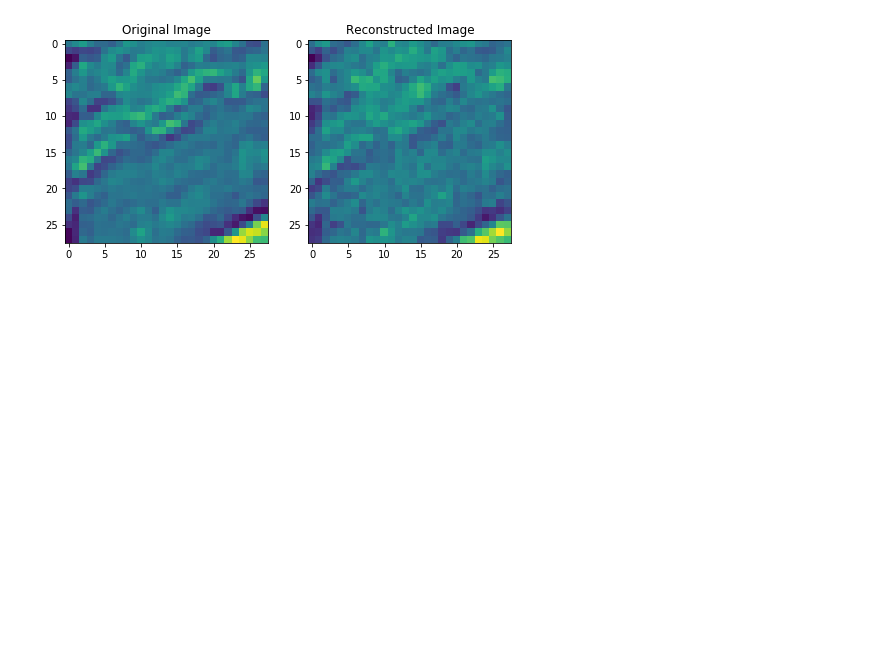
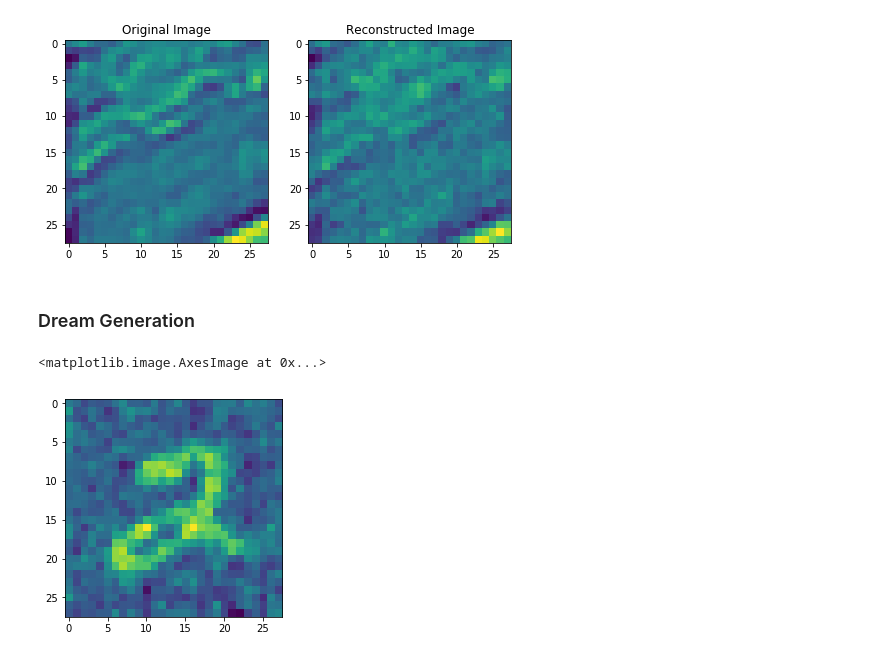
Before and after one commit to saarangp/dreammachines, a Jupyter notebook: Sparse_Coding_Demo.ipynb, the cells around one changed output. Saved outputs shown, nothing was run; the diff lists cells and outputs as text; code cells hidden in the pictures; blank space fills up the shorter version.

Commit message:
Added helmholtz dreaming to sparse coding model

```diff
--- a/Sparse_Coding_Demo.ipynb
+++ b/Sparse_Coding_Demo.ipynb
@@ -107,3 +107,5 @@ ax2.set_title("Reconstructed Image")
 plt.show()
 # %% [output]
 [figure]
+# %% [markdown]
+### Dream Generation
@@ -109,0 +117,8 @@ plt.show()
+# %%
+num2_images = get_mnist_images(number=2)[:200]
+num2_activations = nat_model.predict(num2_images)
+# %%
+plt.imshow(nat_model.generate(num2_activations[:, 0]).reshape(28, 28))
+# %% [output]
+<matplotlib.image.AxesImage at 0x...>
+[figure, added]
```
Also changed, not shown: parts of 4 cells of this notebook.
